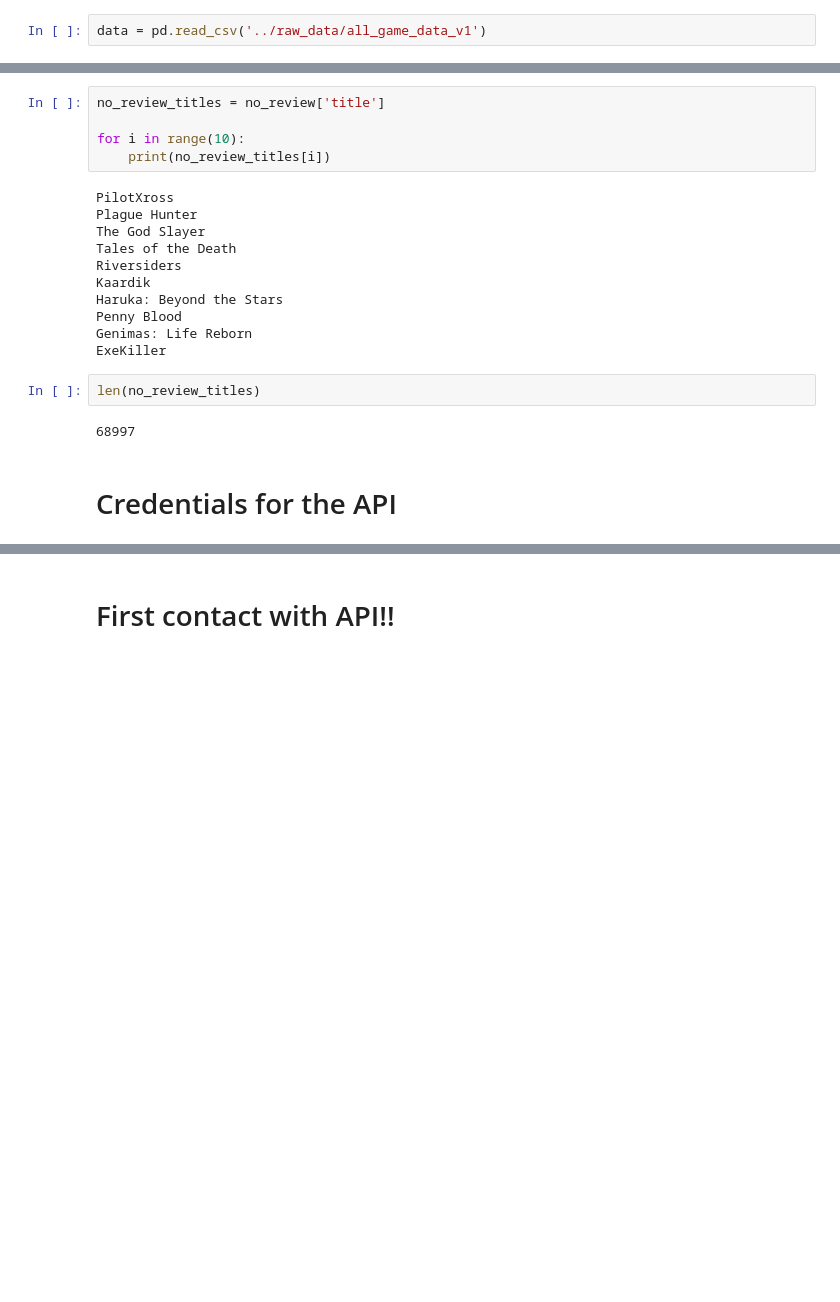
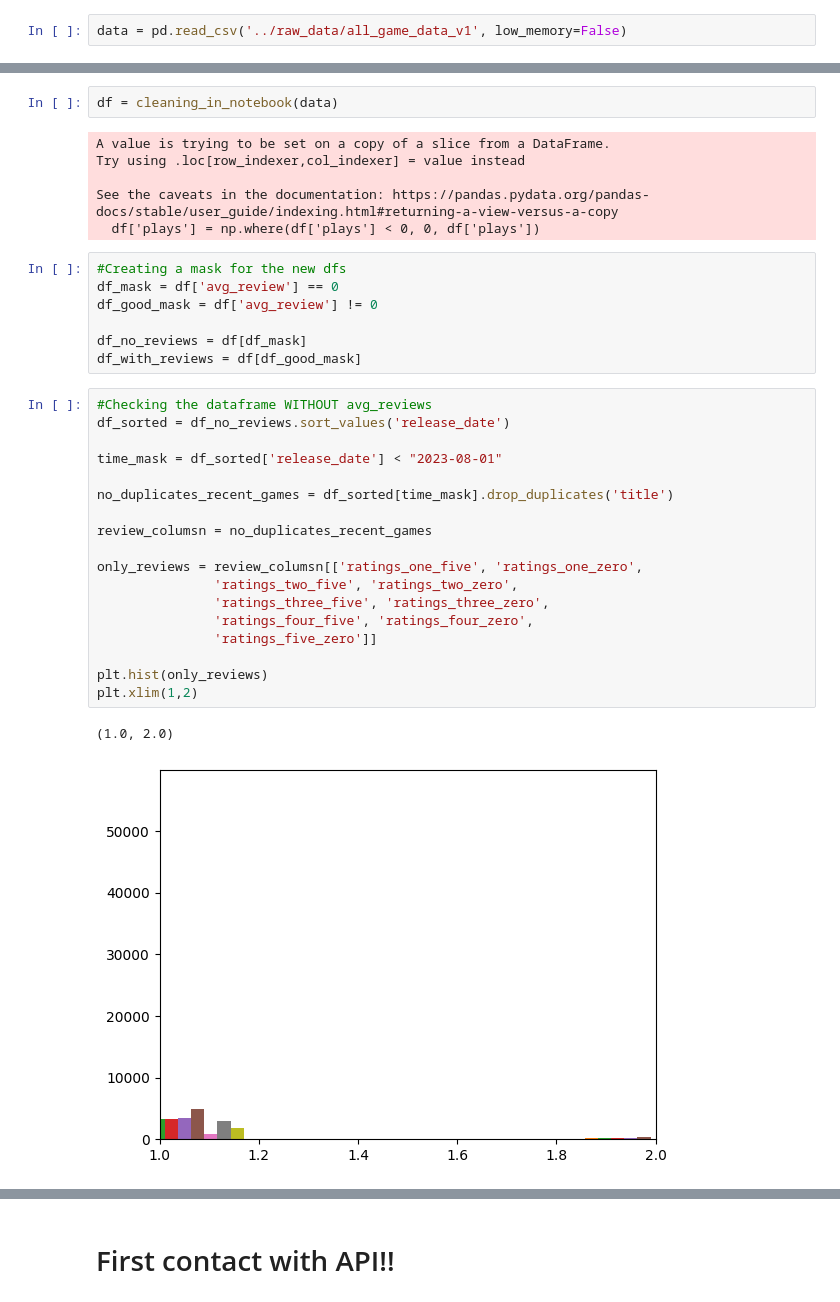
Before and after one commit to Ant-mel/legendary_game_recs, a Jupyter notebook: notebooks/api_call.ipynb, the cells around one changed output, grey strips where cells are left out. Saved outputs shown, nothing was run; the diff lists cells and outputs as text; blank space fills up the shorter version.

```diff
--- a/notebooks/api_call.ipynb
+++ b/notebooks/api_call.ipynb
@@ -8,2 +15,2 @@ import numpy as np
 # %%
-data = pd.read_csv('../raw_data/all_game_data_v1')
+data = pd.read_csv('../raw_data/all_game_data_v1', low_memory=False)
@@ -14,22 +17,36 @@ no_review = data[mask]
-# %%
-no_review_titles = no_review['title']
-
-for i in range(10):
-    print(no_review_titles[i])
-# %% [output]
-PilotXross
-Plague Hunter
-The God Slayer
-Tales of the Death
-Riversiders
-Kaardik
-Haruka: Beyond the Stars
-Penny Blood
-Genimas: Life Reborn
-ExeKiller
-# %%
-len(no_review_titles)
-# %% [output]
-68997
-# %% [markdown]
-# Credentials for the API
+# %%
+df = cleaning_in_notebook(data)
+# %% [output]
+A value is trying to be set on a copy of a slice from a DataFrame.
+Try using .loc[row_indexer,col_indexer] = value instead
+
+See the caveats in the documentation: https://pandas.pydata.org/pandas-docs/stable/user_guide/indexing.html#returning-a-view-versus-a-copy
+  df['plays'] = np.where(df['plays'] < 0, 0, df['plays'])
+# %%
+#Creating a mask for the new dfs
+df_mask = df['avg_review'] == 0
+df_good_mask = df['avg_review'] != 0
+
+df_no_reviews = df[df_mask]
+df_with_reviews = df[df_good_mask]
+# %%
+#Checking the dataframe WITHOUT avg_reviews
+df_sorted = df_no_reviews.sort_values('release_date')
+
+time_mask = df_sorted['release_date'] < "2023-08-01"
+
+no_duplicates_recent_games = df_sorted[time_mask].drop_duplicates('title')
+
+review_columsn = no_duplicates_recent_games
+
+only_reviews = review_columsn[['ratings_one_five', 'ratings_one_zero',
+               'ratings_two_five', 'ratings_two_zero',
+               'ratings_three_five', 'ratings_three_zero',
+               'ratings_four_five', 'ratings_four_zero',
+               'ratings_five_zero']]
+
+plt.hist(only_reviews)
+plt.xlim(1,2)
+# %% [output]
+(1.0, 2.0)
+[figure, added]
```
Also changed, not shown: parts of 33 cells of this notebook.
